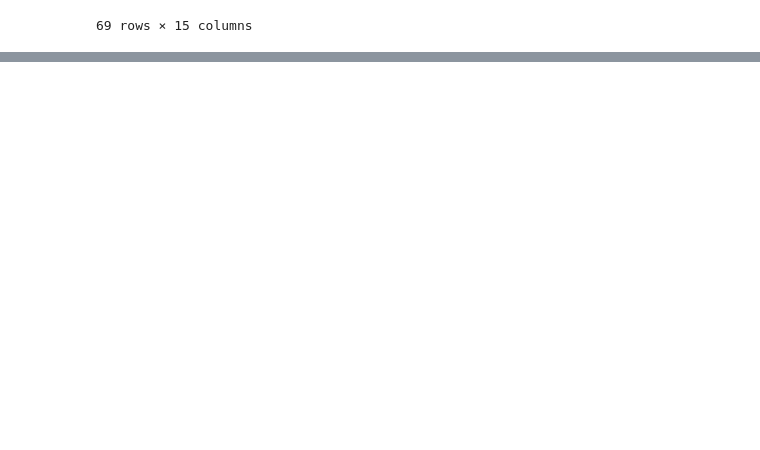
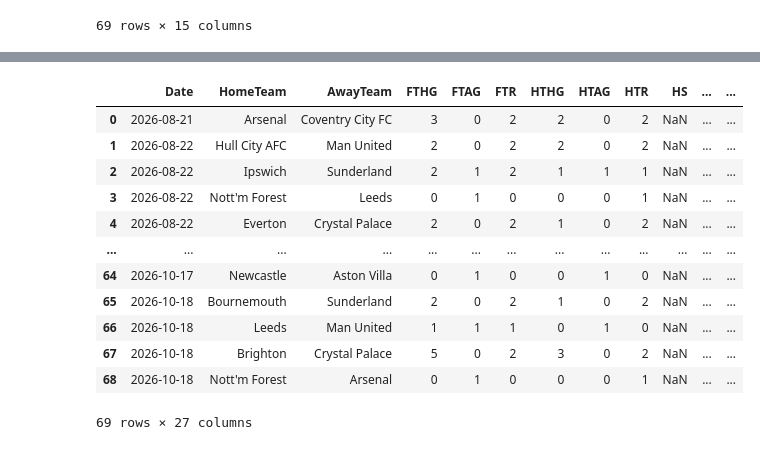
Before and after one commit to kacperchlastawa/pl_predictor, a Jupyter notebook: notebooks/01_preview.ipynb, the cells around one changed output, grey strips where cells are left out. Drawn from its saved outputs; the diff is of its cells as text; code cells hidden in the pictures; blank space fills up the shorter version.

```diff
--- a/notebooks/01_preview.ipynb
+++ b/notebooks/01_preview.ipynb
@@ -268,0 +292,43 @@ finished_df
+# %%
+from src.config import Config
+
+winner_map = {'HOME_TEAM': 2, 'DRAW': 1, 'AWAY_TEAM': 0}
+nan_cols = ['HS','AS','HST','AST','HF','AF','HC','AC','HY','AY','HR','AR',
+            'AvgH','AvgD','AvgA','B365H','B365D','B365A']
+
+finished = [m for m in raw['matches'] if m['status'] == 'FINISHED']
+
+rows = []
+for m in finished:
+    hg = m['score']['halfTime']['home']
+    ag = m['score']['halfTime']['away']
+    htr = 2 if hg > ag else (1 if hg == ag else 0)
+    rows.append({
+        'Date': pd.to_datetime(m['utcDate'][:10]),
+        'HomeTeam': Config.API_TO_STANDARD_TEAM_NAMES.get(m['homeTeam']['name'], m['homeTeam']['name']),
+        'AwayTeam': Config.API_TO_STANDARD_TEAM_NAMES.get(m['awayTeam']['name'], m['awayTeam']['name']),
+        'FTHG': m['score']['fullTime']['home'],
+        'FTAG': m['score']['fullTime']['away'],
+        'FTR': winner_map[m['score']['winner']],
+        'HTHG': hg,
+        'HTAG': ag,
+        'HTR': htr,
+        **{col: np.nan for col in nan_cols}
+    })
+
+df_api = pd.DataFrame(rows)
+df_api
+# %% [output]
+|  | Date | HomeTeam | AwayTeam | FTHG | FTAG | FTR | HTHG | HTAG | HTR | HS | ... | ... |
+| 0 | 2026-08-21 | Arsenal | Coventry City FC | 3 | 0 | 2 | 2 | 0 | 2 | NaN | ... | ... |
+| 1 | 2026-08-22 | Hull City AFC | Man United | 2 | 0 | 2 | 2 | 0 | 2 | NaN | ... | ... |
+| 2 | 2026-08-22 | Ipswich | Sunderland | 2 | 1 | 2 | 1 | 1 | 1 | NaN | ... | ... |
+| 3 | 2026-08-22 | Nott'm Forest | Leeds | 0 | 1 | 0 | 0 | 0 | 1 | NaN | ... | ... |
+| 4 | 2026-08-22 | Everton | Crystal Palace | 2 | 0 | 2 | 1 | 0 | 2 | NaN | ... | ... |
+| ... | ... | ... | ... | ... | ... | ... | ... | ... | ... | ... | ... | ... |
+| 64 | 2026-10-17 | Newcastle | Aston Villa | 0 | 1 | 0 | 0 | 1 | 0 | NaN | ... | ... |
+| 65 | 2026-10-18 | Bournemouth | Sunderland | 2 | 0 | 2 | 1 | 0 | 2 | NaN | ... | ... |
+| 66 | 2026-10-18 | Leeds | Man United | 1 | 1 | 1 | 0 | 1 | 0 | NaN | ... | ... |
+| 67 | 2026-10-18 | Brighton | Crystal Palace | 5 | 0 | 2 | 3 | 0 | 2 | NaN | ... | ... |
+| 68 | 2026-10-18 | Nott'm Forest | Arsenal | 0 | 1 | 0 | 0 | 0 | 1 | NaN | ... | ... |
+69 rows × 27 columns
```
Also changed, not shown: parts of 5 cells of this notebook, 1 other file.
